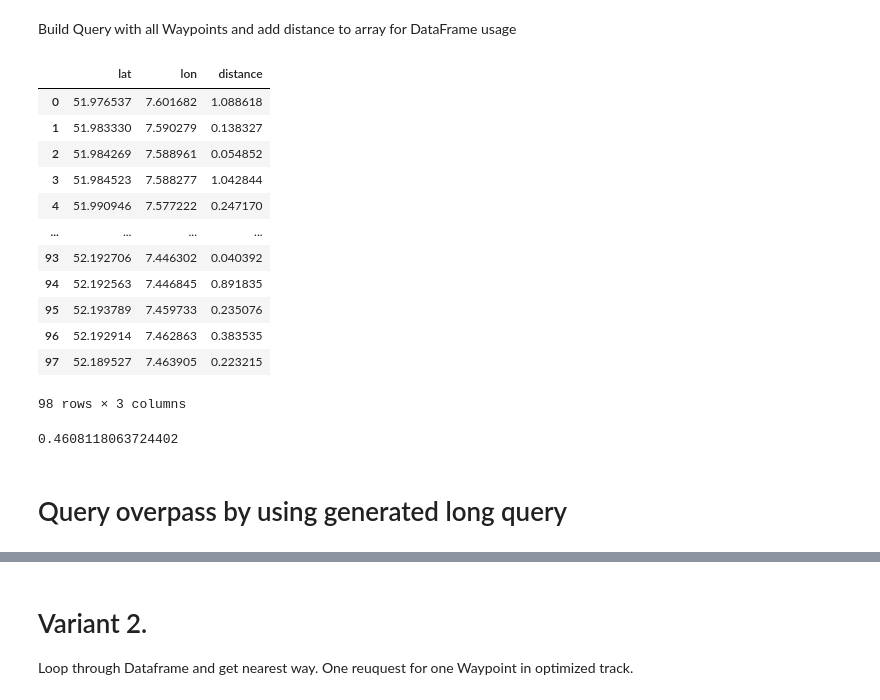
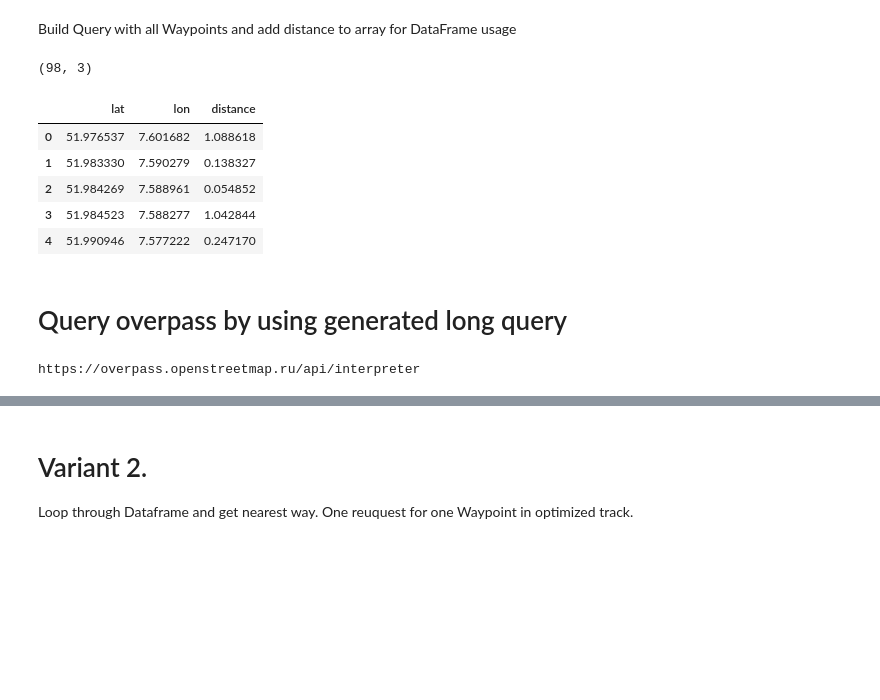
Before and after one commit to FabioHyneck/surface_by_fitfile_coordinates, a Jupyter notebook: SurfaceByFitFileWithOverpass.ipynb, the cells around one changed output, grey strips where cells are left out. Cells and saved outputs as stored; diff of their text form; code cells hidden in the pictures; blank space fills up the shorter version.

```diff
--- a/SurfaceByFitFileWithOverpass.ipynb
+++ b/SurfaceByFitFileWithOverpass.ipynb
@@ -53,24 +54,17 @@ q = f"[out:json];({s});out;"
 #print(q)
 # %%
 _df = pd.DataFrame(tmp, columns=['lat','lon','distance'])
-_df
+_df.shape
 # %% [output]
-|  | lat | lon | distance |
-| 0 | 51.976537 | 7.601682 | 1.088618 |
-| 1 | 51.983330 | 7.590279 | 0.138327 |
-| 2 | 51.984269 | 7.588961 | 0.054852 |
-| 3 | 51.984523 | 7.588277 | 1.042844 |
-| 4 | 51.990946 | 7.577222 | 0.247170 |
-| ... | ... | ... | ... |
-| 93 | 52.192706 | 7.446302 | 0.040392 |
-| 94 | 52.192563 | 7.446845 | 0.891835 |
-| 95 | 52.193789 | 7.459733 | 0.235076 |
-| 96 | 52.192914 | 7.462863 | 0.383535 |
-| 97 | 52.189527 | 7.463905 | 0.223215 |
-98 rows × 3 columns
+(98, 3)
-# %%
-_df['distance'].mean()
-# %% [output]
-0.4608118063724402
+# %%
+_df.head()
+# %% [output]
+|  | lat | lon | distance |
+| 0 | 51.976537 | 7.601682 | 1.088618 |
+| 1 | 51.983330 | 7.590279 | 0.138327 |
+| 2 | 51.984269 | 7.588961 | 0.054852 |
+| 3 | 51.984523 | 7.588277 | 1.042844 |
+| 4 | 51.990946 | 7.577222 | 0.247170 |
 # %% [markdown]
 # Query overpass by using generated long query
@@ -80,3 +71,11 @@ result = api.query(q)
+# %%
+urls = ['https://lz4.overpass-api.de/api/interpreter', 'https://z.overpass-api.de/api/interpreter', 'https://maps.mail.ru/osm/tools/overpass/api/interpreter', 'https://overpass.openstreetmap.ru/api/interpreter', 'https://overpass.kumi.systems/api/interpreter']
+url = np.random.choice(urls)
+print(url)
+api = overpy.Overpass()
+result = api.query(q)
+# %% [output]
+https://overpass.openstreetmap.ru/api/interpreter
 # %%
 len( result.ways )
 # %% [output]
```
Also changed, not shown: parts of 14 cells of this notebook.
